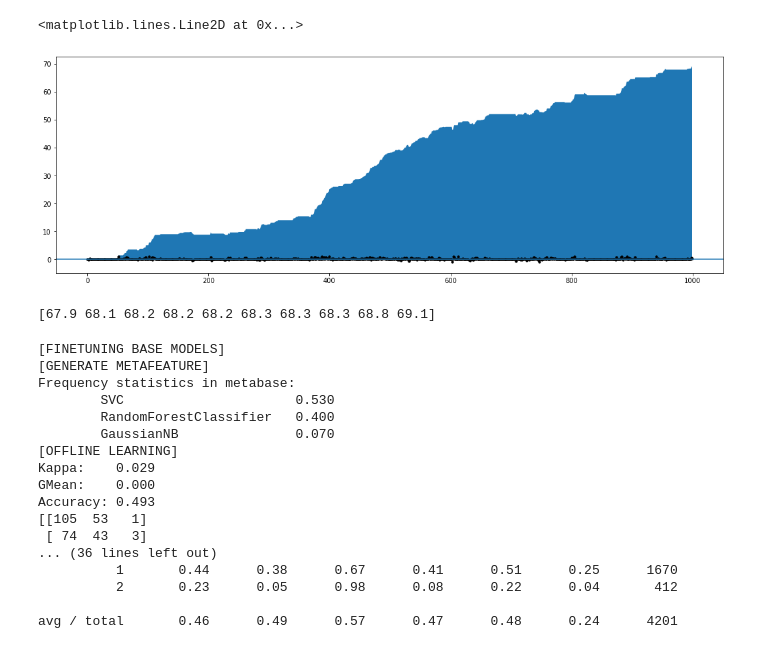
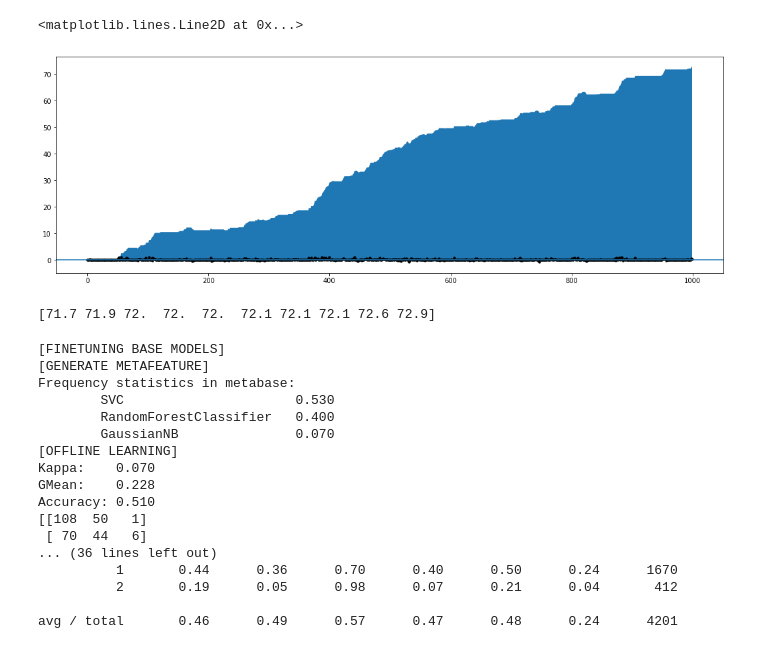
Before and after one commit to maffei2443/meta_experiments, a Jupyter notebook: notebooks/elec2_noninc.ipynb, the cells around one changed output. Cells and saved outputs as stored; diff of their text form; code cells hidden in the pictures.

```diff
--- a/notebooks/elec2_noninc.ipynb
+++ b/notebooks/elec2_noninc.ipynb
@@ -23,22 +23,22 @@ rects = plt.barh(pos, importance,
 # %%
 arange = 1000
-difference = load('../data/elec2_inc/difference.joblib')[:arange]
+difference = np.array(load('../data/elec2_ninc/difference.joblib'))
 cum = np.cumsum(difference)[:arange]
 x = np.arange(arange)
 # %%
 plt.figure(figsize=(18, 6))
 plt.fill_between(x, cum, 0)
-plt.scatter(x, difference, s=10, c='black')
+plt.scatter(x, difference[:arange], s=10, c='black')
 plt.axhline(0)
 # %% [output]
 <matplotlib.lines.Line2D at 0x...>
-[figure, old version]
+[figure, new version]
 # %%
 print(cum[-10:])
 # %% [output]
-[67.9 68.1 68.2 68.2 68.2 68.3 68.3 68.3 68.8 69.1]
+[71.7 71.9 72.  72.  72.  72.1 72.1 72.1 72.6 72.9]
 # %%
-with open('../elec2_noninc.output') as fin:
+with open('../elec2-ninc.output') as fin:
     print(fin.read())
 # %% [output]
 [FINETUNING BASE MODELS]
@@ -48,13 +48,13 @@ Frequency statistics in metabase:
         RandomForestClassifier   0.400
         GaussianNB               0.070
 [OFFLINE LEARNING]
-Kappa:    0.029
-GMean:    0.000
-Accuracy: 0.493
-[[105  53   1]
- [ 74  43   3]
+Kappa:    0.070
+GMean:    0.228
+Accuracy: 0.510
+[[108  50   1]
+ [ 70  44   6]
 ... (36 lines left out)
-          1       0.44      0.38      0.67      0.41      0.51      0.25      1670
-          2       0.23      0.05      0.98      0.08      0.22      0.04       412
+          1       0.44      0.36      0.70      0.40      0.50      0.24      1670
+          2       0.19      0.05      0.98      0.07      0.21      0.04       412
 
 avg / total       0.46      0.49      0.57      0.47      0.48      0.24      4201
```
Also changed, not shown: parts of 5 cells of this notebook, 13 other files.
